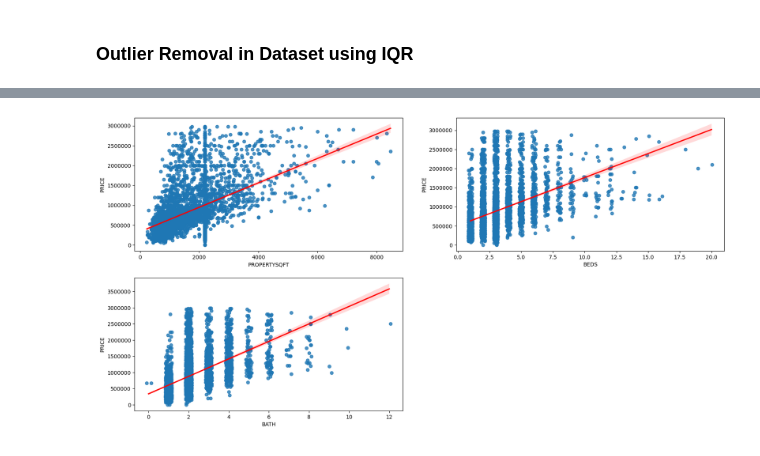
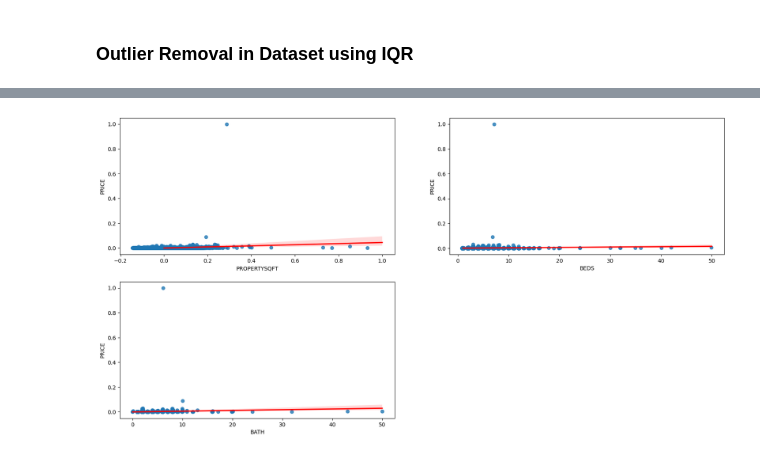
Before and after one commit to RamiroLedezma/EDA_PROJECTS, a Jupyter notebook: NY_housing_market/EDA_NY.ipynb, the cells around one changed output, grey strips where cells are left out. Drawn from its saved outputs; the diff is of its cells as text; code cells hidden in the pictures.

```diff
--- a/NY_housing_market/EDA_NY.ipynb
+++ b/NY_housing_market/EDA_NY.ipynb
@@ -434,6 +434,6 @@ encoded_df_one.head(5)
 | 4 | 0.0 | 0.0 | 0.0 | 0.0 | ... |
 5 rows × 308 columns
 # %%
-df_one = pd.concat([df, encoded_df, encoded_df_one], axis= 1)
+df_one = pd.concat([df, encoded_df, encoded_df_one, model], axis= 1)
 df_one.head(3)
 # %% [output]
@@ -447,6 +447,6 @@ df_one.head(3)
 
 ### I'm going to remove all the columns we don't need
 # %%
-df_one.drop(['LONGITUDE', 'LATITUDE', 'FORMATTED_ADDRESS', 'LONG_NAME', 'STREET_NAME', 'ADMINISTRATIVE_AREA_LEVEL_2', 'MAIN_ADDRESS', 'STATE', 'ADDRESS', 'BROKERTITLE','TYPE' ], axis=1, inplace=True)
+df_one.drop(['LONGITUDE', 'LATITUDE', 'FORMATTED_ADDRESS', 'LONG_NAME', 'STREET_NAME', 'ADMINISTRATIVE_AREA_LEVEL_2', 'MAIN_ADDRESS', 'STATE', 'ADDRESS', 'BROKERTITLE','TYPE',  'LOCALITY', 'SUBLOCALITY', 'new_state'], axis=1, inplace=True)
 df_one.head(3)
 # %% [output]
@@ -505,21 +476,21 @@ df.drop(df[df['PROPERTYSQFT'] >= 10000].index, inplace=True)
 # %%
 fig = plt.figure(figsize=(20, 10))
 
 fig1 = fig.add_subplot(221)
-sns.regplot(data=df, x="PROPERTYSQFT", y="PRICE", x_jitter=.15, line_kws=dict(color="r"), ax=fig1)
+sns.regplot(data=df_one, x="PROPERTYSQFT", y="PRICE", x_jitter=.15, line_kws=dict(color="r"), ax=fig1)
 fig1.ticklabel_format(style='plain')  # Establecer el formato de las etiquetas de los ejes en formato plano
 
 fig2 = fig.add_subplot(222)
-sns.regplot(data=df, x="BEDS", y="PRICE", x_jitter=.15, line_kws=dict(color="r"), ax=fig2)
+sns.regplot(data=df_one, x="BEDS", y="PRICE", x_jitter=.15, line_kws=dict(color="r"), ax=fig2)
 fig2.ticklabel_format(style='plain')  # Establecer el formato de las etiquetas de los ejes en formato plano
 
 fig3 = fig.add_subplot(223)
-sns.regplot(data=df, x="BATH", y="PRICE", x_jitter=.15, line_kws=dict(color="r"), ax=fig3)
+sns.regplot(data=df_one, x="BATH", y="PRICE", x_jitter=.15, line_kws=dict(color="r"), ax=fig3)
 fig3.ticklabel_format(style='plain')  # Establecer el formato de las etiquetas de los ejes en formato plano
 
 plt.show()
 # %% [output]
-[figure, old version]
+[figure, new version]
 # %%
 from sklearn.model_selection import train_test_split
 from sklearn.linear_model import LinearRegression
```
Also changed, not shown: parts of 16 cells of this notebook.
